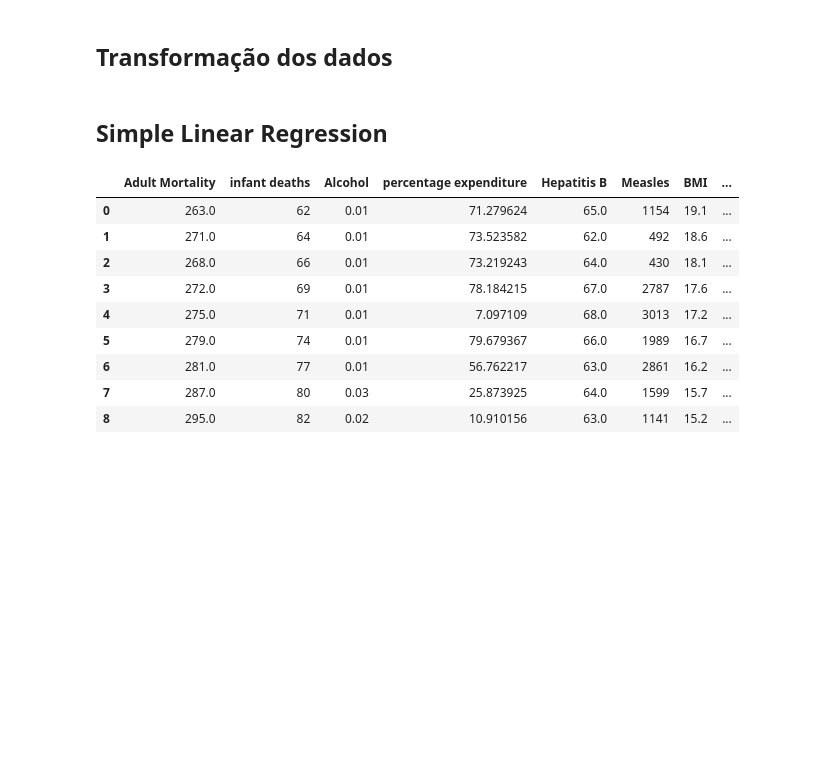
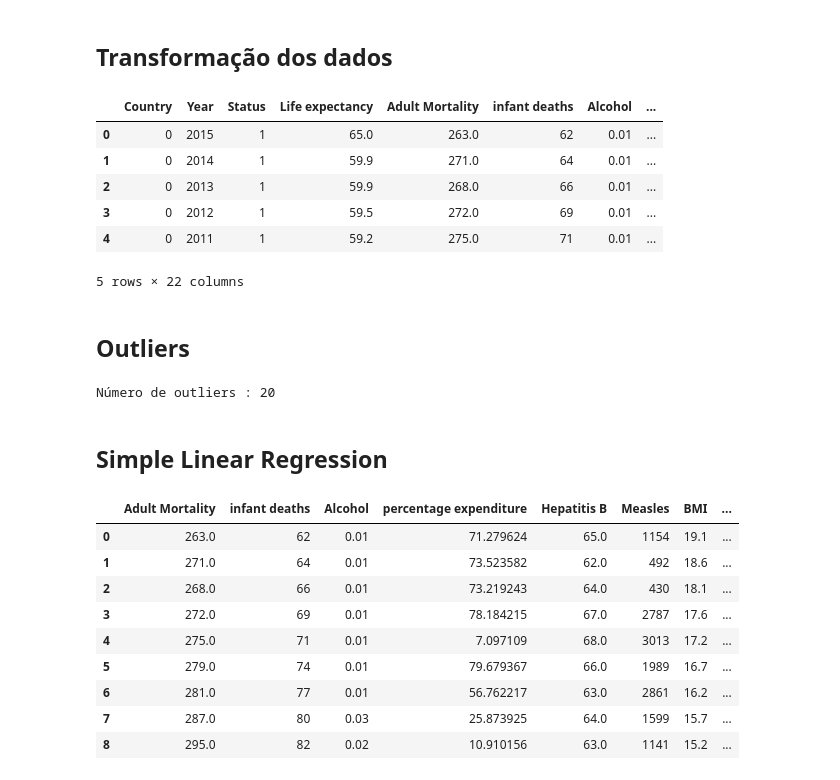
Before and after one commit to AlixAPCarmo/MEI---ML, a Jupyter notebook: Proj01_AlixCarmo_VascoAraujo/Proj01_AlixCarmo_VascoAraujo.ipynb, the cells around one changed output. Drawn from its saved outputs; the diff is of its cells as text; code cells hidden in the pictures; blank space fills up the shorter version.

```diff
--- a/Proj01_AlixCarmo_VascoAraujo/Proj01_AlixCarmo_VascoAraujo.ipynb
+++ b/Proj01_AlixCarmo_VascoAraujo/Proj01_AlixCarmo_VascoAraujo.ipynb
@@ -35,16 +74,38 @@ df.head(9)
 # %%
 #transformação dos paises em valores númericos
 label_encoder = preprocessing.LabelEncoder()
 df['Country'] = label_encoder.fit_transform(df['Country'])
 
 #transformação dos estados de desenvolvimento em valores númericos
 numeric_var = {'Status': {'Developing':1, 'Developed':2}}
 df = df.replace(numeric_var)
 
 #replace all empty values with 0
 df.fillna(0, inplace=True)
 
-df.head(9)
+df.head()
+# %% [output]
+|  | Country | Year | Status | Life expectancy | Adult Mortality | infant deaths | Alcohol | ... |
+| 0 | 0 | 2015 | 1 | 65.0 | 263.0 | 62 | 0.01 | ... |
+| 1 | 0 | 2014 | 1 | 59.9 | 271.0 | 64 | 0.01 | ... |
+| 2 | 0 | 2013 | 1 | 59.9 | 268.0 | 66 | 0.01 | ... |
+| 3 | 0 | 2012 | 1 | 59.5 | 272.0 | 69 | 0.01 | ... |
+| 4 | 0 | 2011 | 1 | 59.2 | 275.0 | 71 | 0.01 | ... |
+5 rows × 22 columns
+# %% [markdown]
+## Outliers
+# %%
+#Calculo do quartis 25 e 75
+q25, q75 = np.percentile(df['Life expectancy '], [25, 75])
+# calculo do distancia entre quartis
+iqr = q75 - q25
+#Determinar outliers
+outliers_mask = (df['Life expectancy '] < (q25 - 1.5 * iqr)) | (df['Life expectancy '] > (q75 + 1.5 * iqr))
+print("Número de outliers :", outliers_mask.sum())
+# Remover outliers do DataFrame
+df = df[~outliers_mask]
+# %% [output]
+Número de outliers : 20
 # %% [markdown]
 ## Simple Linear Regression
 # %%
```
Also changed, not shown: parts of 28 cells of this notebook.
